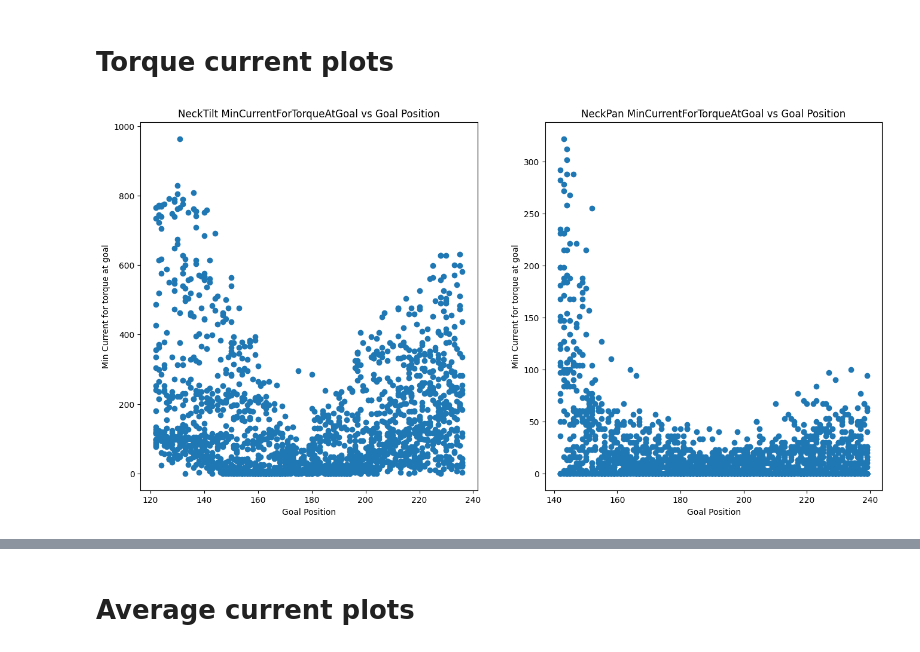
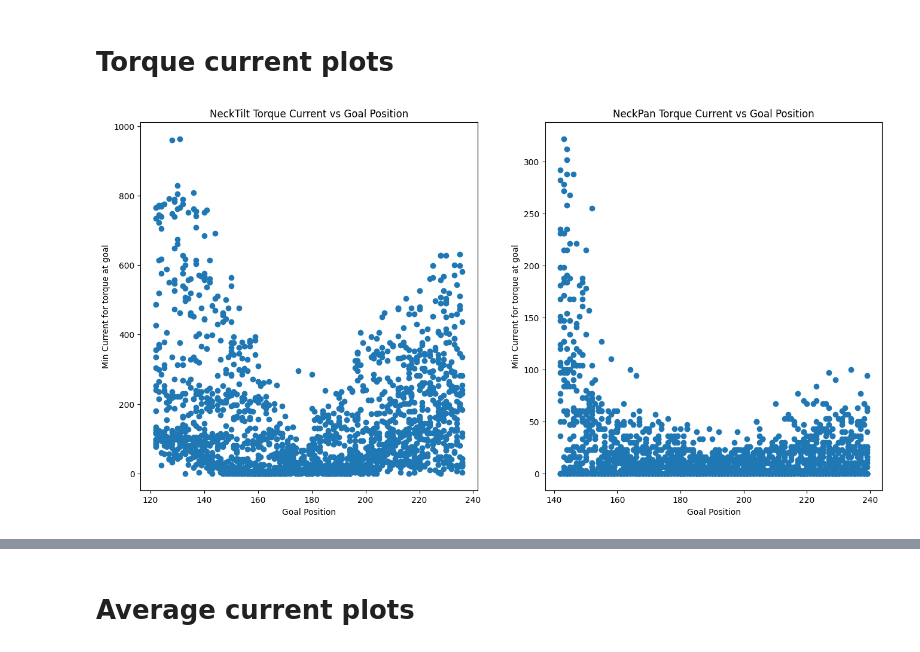
Before and after one commit to ikaros-project/ikaros, a Jupyter notebook: Source/Modules/RobotModules/CompliantRobot/CurrentPositionMapping/PlotTrajectories.ipynb, the cells around one changed output, grey strips where cells are left out. Drawn from its saved outputs; the diff is of its cells as text; code cells hidden in the pictures.

```diff
--- a/Source/Modules/RobotModules/CompliantRobot/CurrentPositionMapping/PlotTrajectories.ipynb
+++ b/Source/Modules/RobotModules/CompliantRobot/CurrentPositionMapping/PlotTrajectories.ipynb
@@ -406,15 +406,15 @@ plot_start_current_vs_distance(mapping_metrics, ['NeckTilt', 'NeckPan'], servoIn
 # %%
 #plot MinCurrentForTorqueAtGoal vs goal position
 fig, axs = plt.subplots(1, 2, figsize=(16, 8))
 for i,servo in enumerate(servos_in_use):
     goal_positions = [mapping_metrics[key]['GoalPosition'][servoIndices[servo]] for key in mapping_metrics]
     min_currents = [mapping_metrics[key]['MinCurrentForTorqueAtGoal'][servoIndices[servo]] for key in mapping_metrics]
     axs[i].scatter(goal_positions, min_currents)
-    axs[i].set_title(f'{servo} MinCurrentForTorqueAtGoal vs Goal Position')
+    axs[i].set_title(f'{servo} Torque Current vs Goal Position')
     axs[i].set_xlabel('Goal Position')
     axs[i].set_ylabel('Min Current for torque at goal')
 # %% [output]
-[figure, old version]
+[figure, new version]
 # %%
 plot_torque_current_vs_positions(mapping_metrics, ['NeckTilt', 'NeckPan'], servoIndices, mapping_metrics.keys())
 # %% [output]
```
Also changed, not shown: parts of 4 cells of this notebook, 2 other files.
